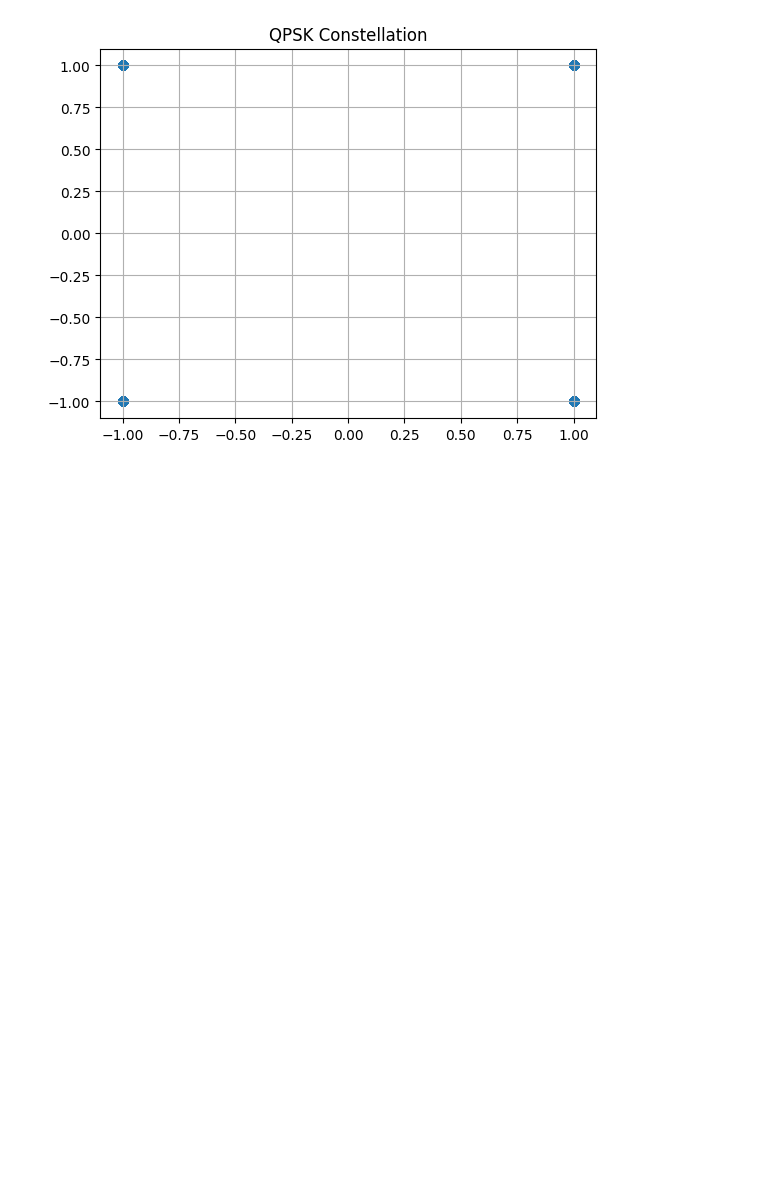
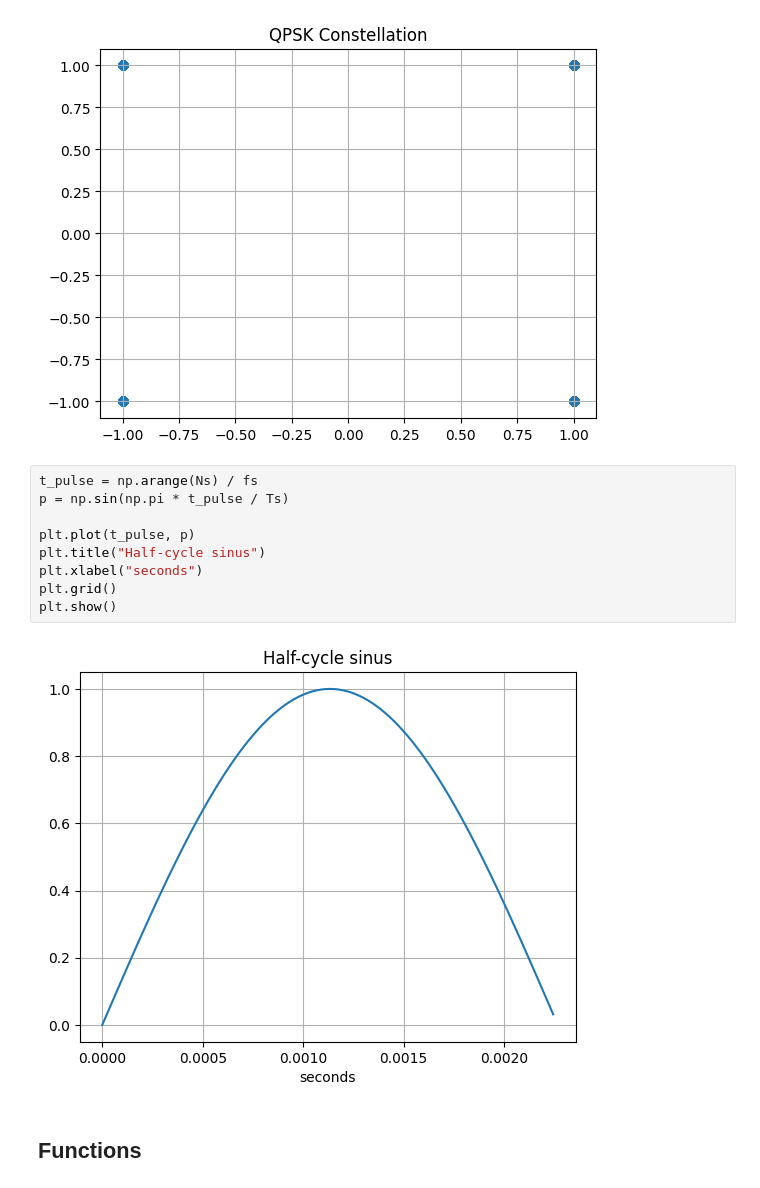
Before and after one commit to axellangenskiold/eitn21, a Jupyter notebook: assignment1_axel.ipynb, the cells around one changed output. Saved outputs shown, nothing was run; the diff lists cells and outputs as text; blank space fills up the shorter version.

```diff
--- a/assignment1_axel.ipynb
+++ b/assignment1_axel.ipynb
@@ -50,3 +57,16 @@ plt.title("QPSK Constellation")
 plt.show()
 # %% [output]
 [figure]
+# %%
+t_pulse = np.arange(Ns) / fs
+p = np.sin(np.pi * t_pulse / Ts)
+
+plt.plot(t_pulse, p)
+plt.title("Half-cycle sinus")
+plt.xlabel("seconds")
+plt.grid()
+plt.show()
+# %% [output]
+[figure, added]
+# %% [markdown]
+## Functions
```
Also changed, not shown: parts of 4 cells of this notebook.
